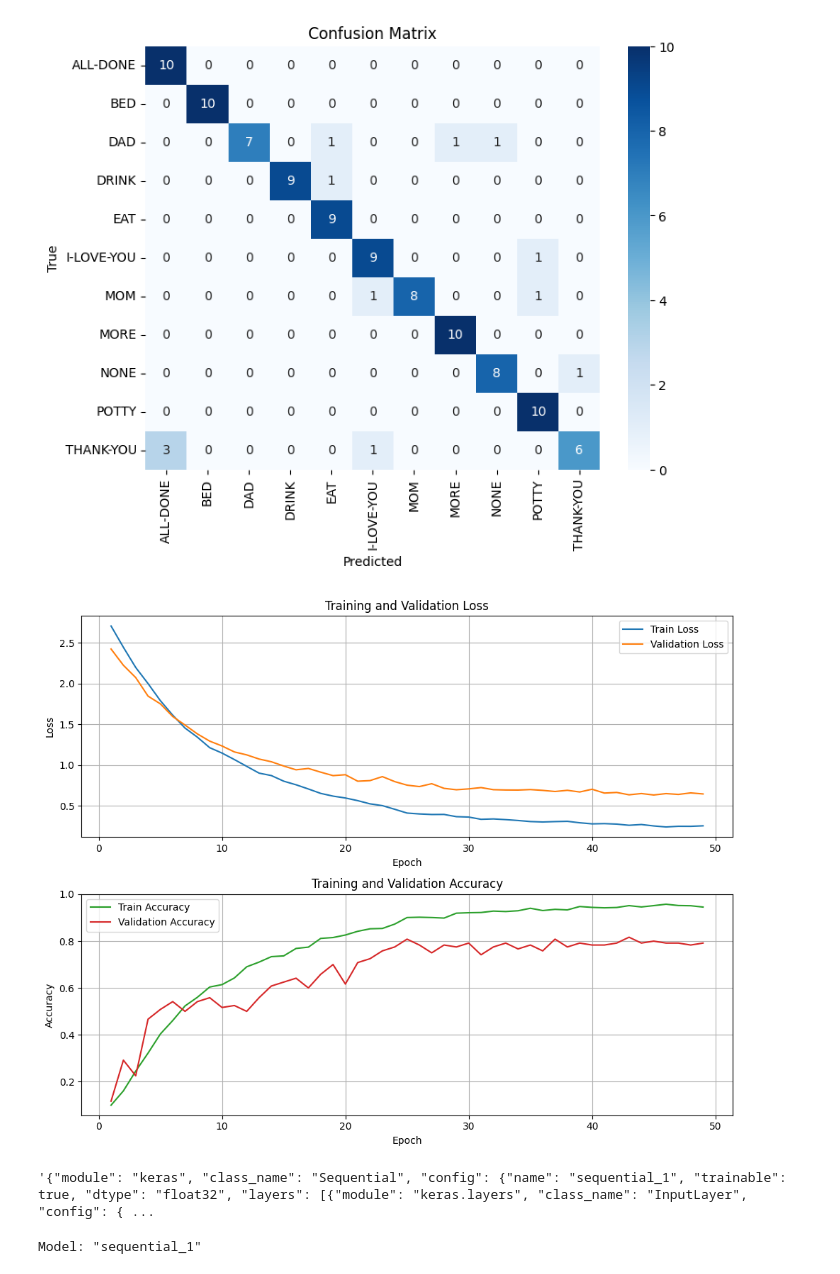
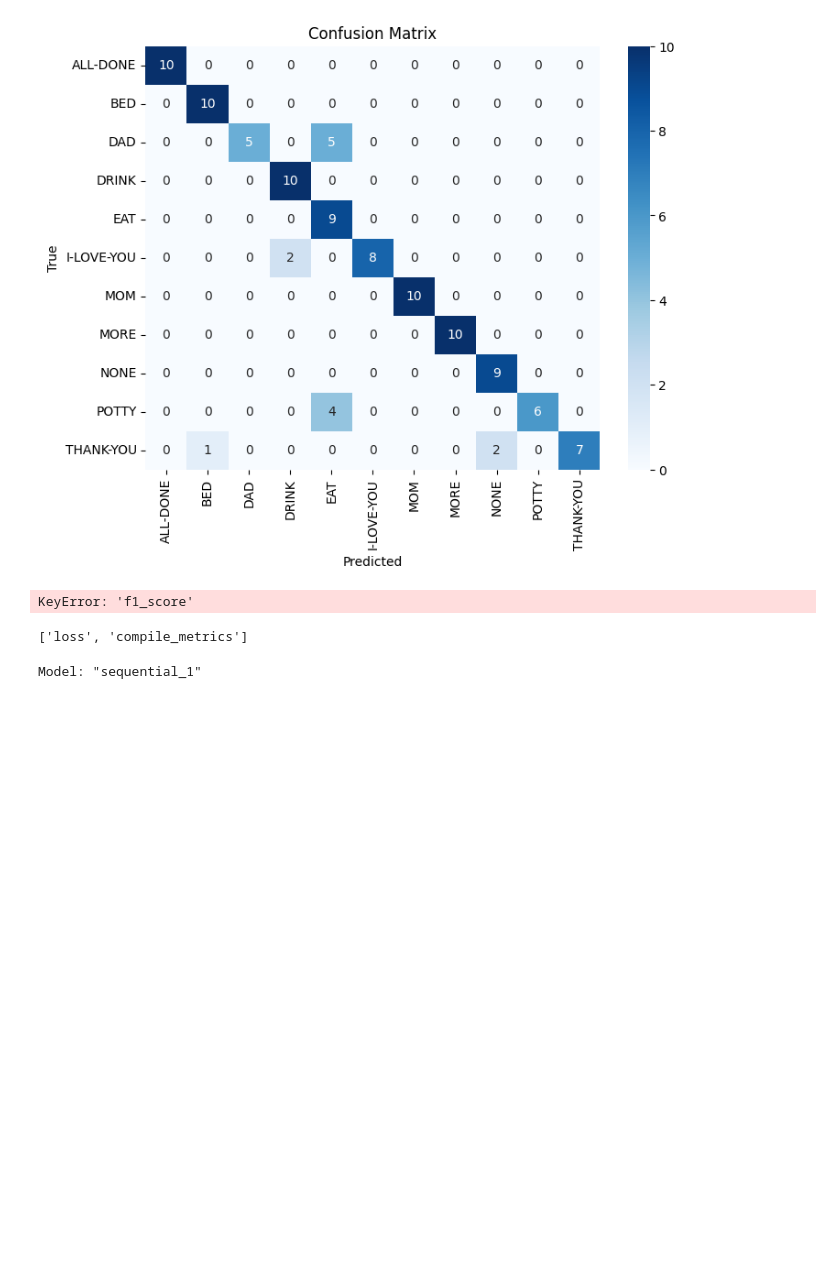
Before and after one commit to D3rrickLa/machine_learning_tfnmp, a Jupyter notebook: model/CNN_LSTM/v2/cnn_lstm_v2.ipynb, the cells around one changed output. Drawn from its saved outputs; the diff is of its cells as text; code cells hidden in the pictures; blank space fills up the shorter version.

Commit message:
updated model, got more data, updating model

```diff
--- a/model/CNN_LSTM/v2/cnn_lstm_v2.ipynb
+++ b/model/CNN_LSTM/v2/cnn_lstm_v2.ipynb
@@ -130,11 +161,14 @@ print("finish augmentation")
 X_train_transformed = None
 X_val_transformed = None
 X_test_transformed = None
-if os.path.exists("X_train_transformed.csv"):
+Flag = False
+if os.path.exists("X_train_transformed.csv") and Flag == True:
     X_train_transformed = pd.read_csv("X_train_transformed.csv")
     X_val_transformed = pd.read_csv("X_val_transformed.csv")
     X_test_transformed = pd.read_csv("X_test_transformed.csv")
 else:
+    print("starting new caluations")
+    # might honestly get rid of feature engineering, takes too much time and I am not really engineering that much useful data...
     # note, features should be applied to both training and other sets, but for feature looking ahead in the data - time series feastures, only apply it to train
     X_train_fe = calculate_hand_motion_features(X_train_combined_2, res)
     X_val_fe = calculate_hand_motion_features(X_val, res)
@@ -194,15 +230,15 @@ finish augmentation
 model_dev_v1 = Sequential([
     InputLayer(shape=(sequence_length, 2044)),
 
-
-    Conv1D(filters=384, kernel_size=3, activation='leaky_relu', kernel_regularizer=L1L2()),
+    Conv1D(filters=384, kernel_size=3, activation='leaky_relu', bias_regularizer=L2(0.0001)),
     BatchNormalization(),
     MaxPooling1D(pool_size=2),
     Dense(96, activation="tanh"),
+    Dropout(0.12),
     Conv1D(filters=128, kernel_size=3, activation='tanh'),
     MaxPooling1D(pool_size=2),
     Conv1D(filters=64, kernel_size=3, activation='tanh'),
-    MaxPooling1D(pool_size=2),
+    MaxPooling1D(pool_size=1),
     BatchNormalization(),
 
     Bidirectional(GRU(376, return_sequences=True, kernel_regularizer=L2(1.0848960662999816e-05))),
@@ -213,23 +249,24 @@ model_dev_v1 = Sequential([
     Activation('relu6'),
     Dense(100, activation='tanh'),
     Dropout(0.5),
-    Dense(len(class_labels), activation='softmax')  # Output layer for classification
+    Dense(len(class_labels), activation='softmax', kernel_regularizer=L1L2(0.000001, 0.001))  # Output layer for classification
 ])
 # from keras._tf_keras.keras.models import load_model
 # model_dev_v1 = load_model(r"model_dev_v1_vr2.keras")
 
 model_dev_v1.compile(optimizer=SGD(learning_rate=1.0e-4, weight_decay=1e-6, momentum=0.975, nesterov=True, clipnorm=1.0), loss='categorical_crossentropy', metrics=['accuracy'])
 
-early_stopping = EarlyStopping(monitor='val_loss', patience=4, restore_best_weights=True)
+early_stopping = EarlyStopping(monitor='val_loss', patience=3, restore_best_weights=True)
 reduce_lr = ReduceLROnPlateau(monitor='val_loss', factor=0.75, patience=2, min_lr=1e-12)
 history_dev_1 = model_dev_v1.fit(
     X_train_sequences, y_train_categorical,
     validation_data=(X_val_sequences, y_val_categorical),
     epochs=50,  # Adjust epochs as needed
-    batch_size=60,  # Adjust batch size as needed
+    batch_size=30,  # Adjust batch size as needed
     callbacks=[early_stopping, reduce_lr]
 )
 
+# Evaluate the model
 test_loss, test_accuracy = model_dev_v1.evaluate(X_test_sequences, y_test_categorical)
 print(f'Test Loss: {test_loss}')
 print(f'Test Accuracy: {test_accuracy}')
@@ -240,5 +277,9 @@ y_pred_labels = np.argmax(y_pred, axis=1)
 labels = np.unique(np.concatenate((y_test_labels, y_pred_labels)))
 cm = confusion_matrix(y_test_labels, y_pred_labels, labels=labels)
 create_graphs(history_dev_1, cm, class_labels)
+
+
+# Test Loss: 0.4331628680229187
+# Test Accuracy: 0.8240740895271301
 # %% [output]
 Epoch 1/50
@@ -261,7 +302,9 @@ Test Accuracy: 0.8888888955116272
-[figure, old version]
+[figure, new version]
-[figure, removed]
+KeyError: 'f1_score'
-# %%
-model_dev_v1.to_json()
-# %% [output]
-'{"module": "keras", "class_name": "Sequential", "config": {"name": "sequential_1", "trainable": true, "dtype": "float32", "layers": [{"module": "keras.layers", "class_name": "InputLayer", "config": { ...
+# %%
+# model_dev_v1.to_json()
+
+model_dev_v1.metrics_names
+# %% [output]
+['loss', 'compile_metrics']
 # %%
```
Also changed, not shown: parts of 6 cells of this notebook, 22 other files.
